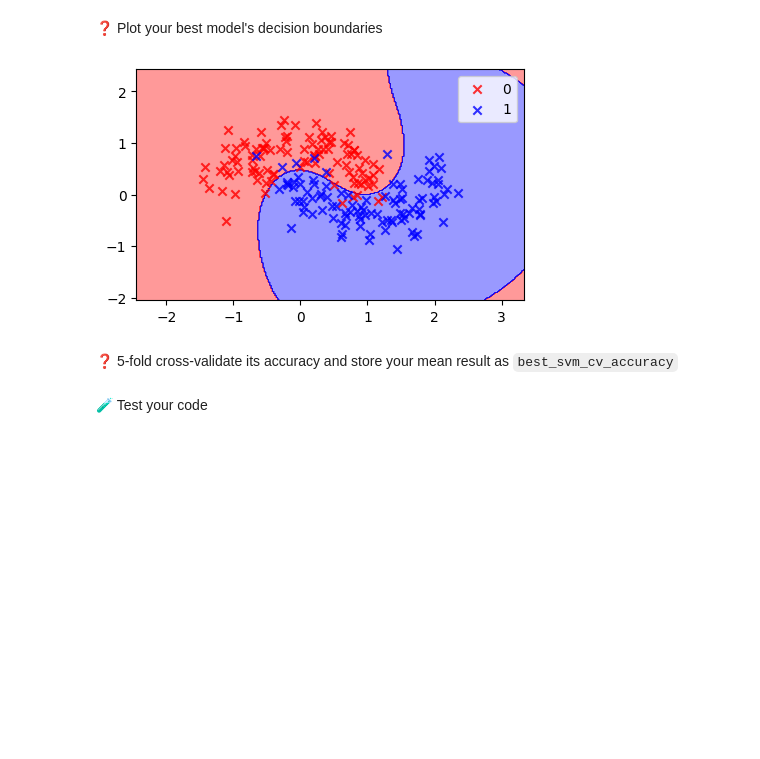
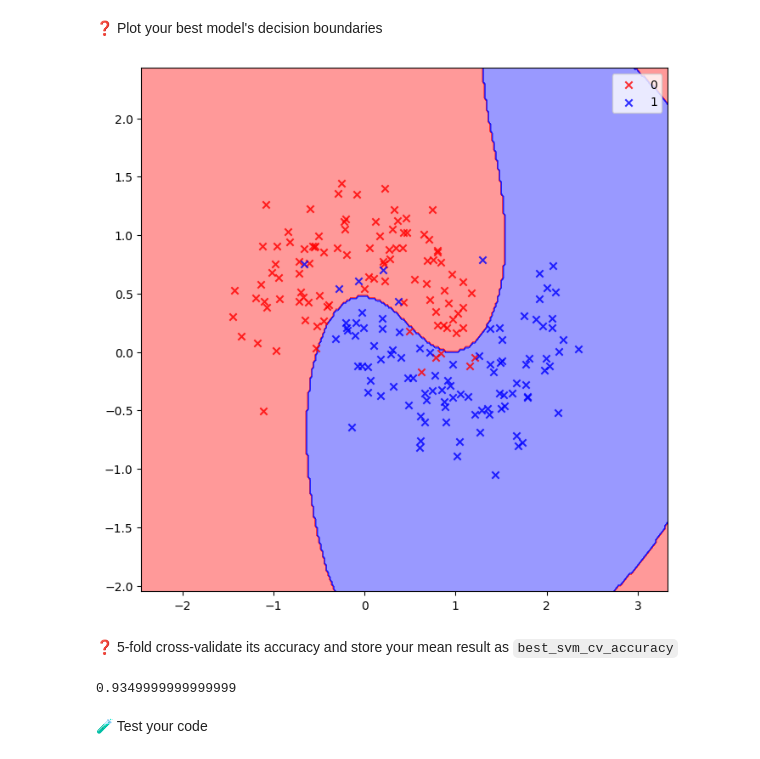
Before and after one commit to ParissaPeimaniyfard/data-svm, a Jupyter notebook: SVM.ipynb, the cells around one changed output. Drawn from its saved outputs; the diff is of its cells as text; code cells hidden in the pictures; blank space fills up the shorter version.

```diff
--- a/SVM.ipynb
+++ b/SVM.ipynb
@@ -482,15 +482,21 @@ search.best_params_
 # %%
 best_model= search.best_estimator_.fit(X,y)
 # %%
+plt.figure(figsize=(8,8))
+
 plot_decision_regions(X,y, classifier=best_model)
 # %% [output]
-[figure, old version]
+[figure, new version]
 # %% [markdown]
 ❓ 5-fold cross-validate its accuracy and store your mean result as `best_svm_cv_accuracy`
 # %%
 from sklearn.model_selection import cross_validate, cross_val_predict
 # %%
-cv_res= cross_validate(best_model, X, y, cv=5)
+cv_res= cross_validate(best_model, X, y, cv=5, scoring='accuracy')
+best_svm_cv_accuracy= cv_res['test_score'].mean()
+best_svm_cv_accuracy
+# %% [output]
+0.9349999999999999
 # %% [markdown]
 🧪 Test your code
 # %%
```
Also changed, not shown: parts of 7 cells of this notebook, 1 other file.
